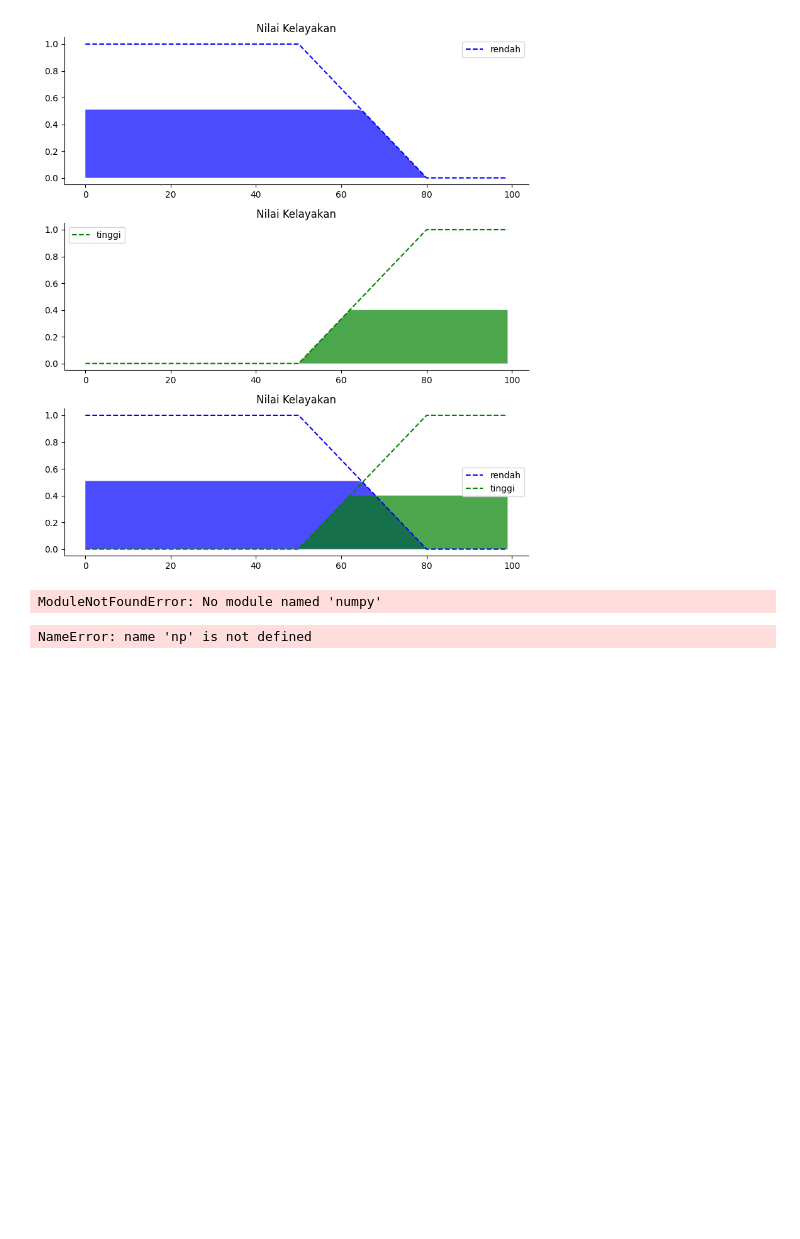
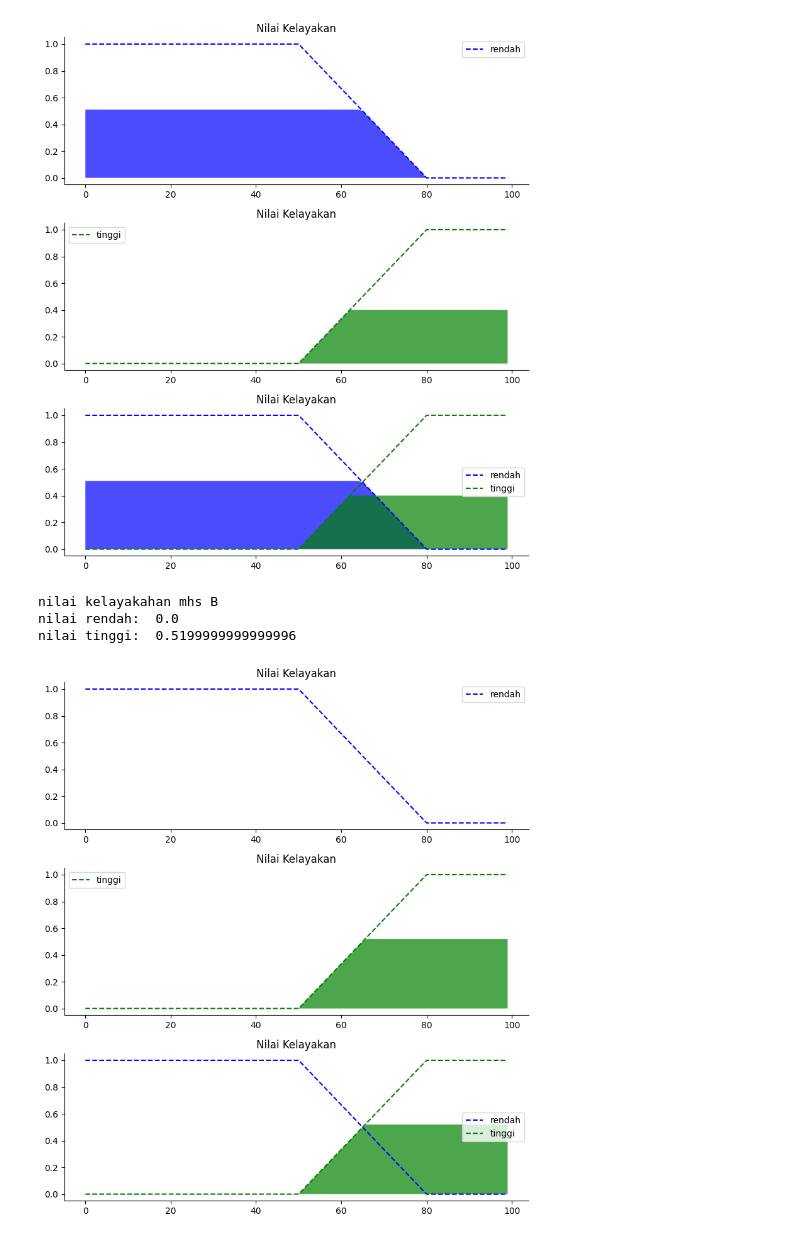
Before and after one commit to ImamAriadi2022/fuzzy, a Jupyter notebook: Coding Fuzzy Logic.ipynb, the cells around one changed output. Cells and saved outputs as stored; diff of their text form; code cells hidden in the pictures; blank space fills up the shorter version.

```diff
--- a/Coding Fuzzy Logic.ipynb
+++ b/Coding Fuzzy Logic.ipynb
@@ -199,49 +211,52 @@ nk_9 = np.fmin(ipk_mhsB[2],gaji_mhsB[0])
 nk_10 = np.fmin(ipk_mhsB[2],gaji_mhsB[1])
 
 mhsB_nk_tinggi = np.fmax(nk_5, np.fmax(nk_9, nk_10))
-mhsB_nk_rendah = np_6
+mhsB_nk_rendah = nk_6
 
 print("nilai kelayakahan mhs B")
 print("nilai rendah: ", mhsB_nk_rendah)
 print("nilai tinggi: ", mhsB_nk_tinggi)
 # %% [output]
-ModuleNotFoundError: No module named 'numpy'
+nilai kelayakahan mhs B
+nilai rendah:  0.0
+nilai tinggi:  0.5199999999999996
 # %%
-mhsB_nk_rendah = np.fmin(mhsA_nk_rendah, nk_rendah)
-mhsB_nk_tinggi = np.fmin(mhsA_nk_tinggi, nk_tinggi)
+mhsB_nk_rendah = np.fmin(mhsB_nk_rendah, nk_rendah)
+mhsB_nk_tinggi = np.fmin(mhsB_nk_tinggi, nk_tinggi)
 
 #titik awal arsir
 nk0 = np.zeros_like(x_nk)
 nkr = np.zeros_like(nk_rendah)
 nkt = np.zeros_like(nk_tinggi)
 
 #visualisasi
 fig, (ax0, ax1, ax2) = plt.subplots(nrows=3, figsize= (8, 9))
 
 #x_k_rendah = np.arrange(0, 80 1)
-ax0.fill_between(x_nk, nkr, mhsA_nk_rendah, facecolor='b', alpha=0.7)
+ax0.fill_between(x_nk, nkr, mhsB_nk_rendah, facecolor='b', alpha=0.7)
 ax0.plot(x_nk, nk_rendah, 'b', linewidth=1.5, linestyle= '--', label='rendah')
 ax0.set_title('Nilai Kelayakan')
 ax0.legend()
 
-ax1.fill_between(x_nk, nkt, mhsA_nk_tinggi, facecolor='g', alpha=0.7)
+ax1.fill_between(x_nk, nkt, mhsB_nk_tinggi, facecolor='g', alpha=0.7)
 ax1.plot(x_nk, nk_tinggi, 'g', linewidth=1.5, linestyle= '--', label='tinggi')
 ax1.set_title('Nilai Kelayakan')
 ax1.legend()
-ax2.fill_between(x_nk, nk0, mhsA_nk_rendah, facecolor='b', alpha=0.7)
+
+ax2.fill_between(x_nk, nk0, mhsB_nk_rendah, facecolor='b', alpha=0.7)
 ax2.plot(x_nk, nk_rendah, 'b', linewidth=1.5, linestyle= '--', label='rendah')
-ax2.fill_between(x_nk, nk0, mhsA_nk_tinggi, facecolor='g', alpha=0.7)
+ax2.fill_between(x_nk, nk0, mhsB_nk_tinggi, facecolor='g', alpha=0.7)
 ax2.plot(x_nk, nk_tinggi, 'g', linewidth=1.5, linestyle= '--', label='tinggi')
 ax2.set_title('Nilai Kelayakan')
 ax2.legend()
 
 #turn off top/right axes
 for ax in (ax0, ax1, ax2):
     ax.spines['top'].set_visible(False)
     ax.spines['right'].set_visible(False)
     ax.get_xaxis().tick_bottom()
     ax.get_yaxis().tick_left()
 
 plt.tight_layout()
 # %% [output]
-NameError: name 'np' is not defined
+[figure, added]
```
Also changed, not shown: parts of 1 cell of this notebook.
